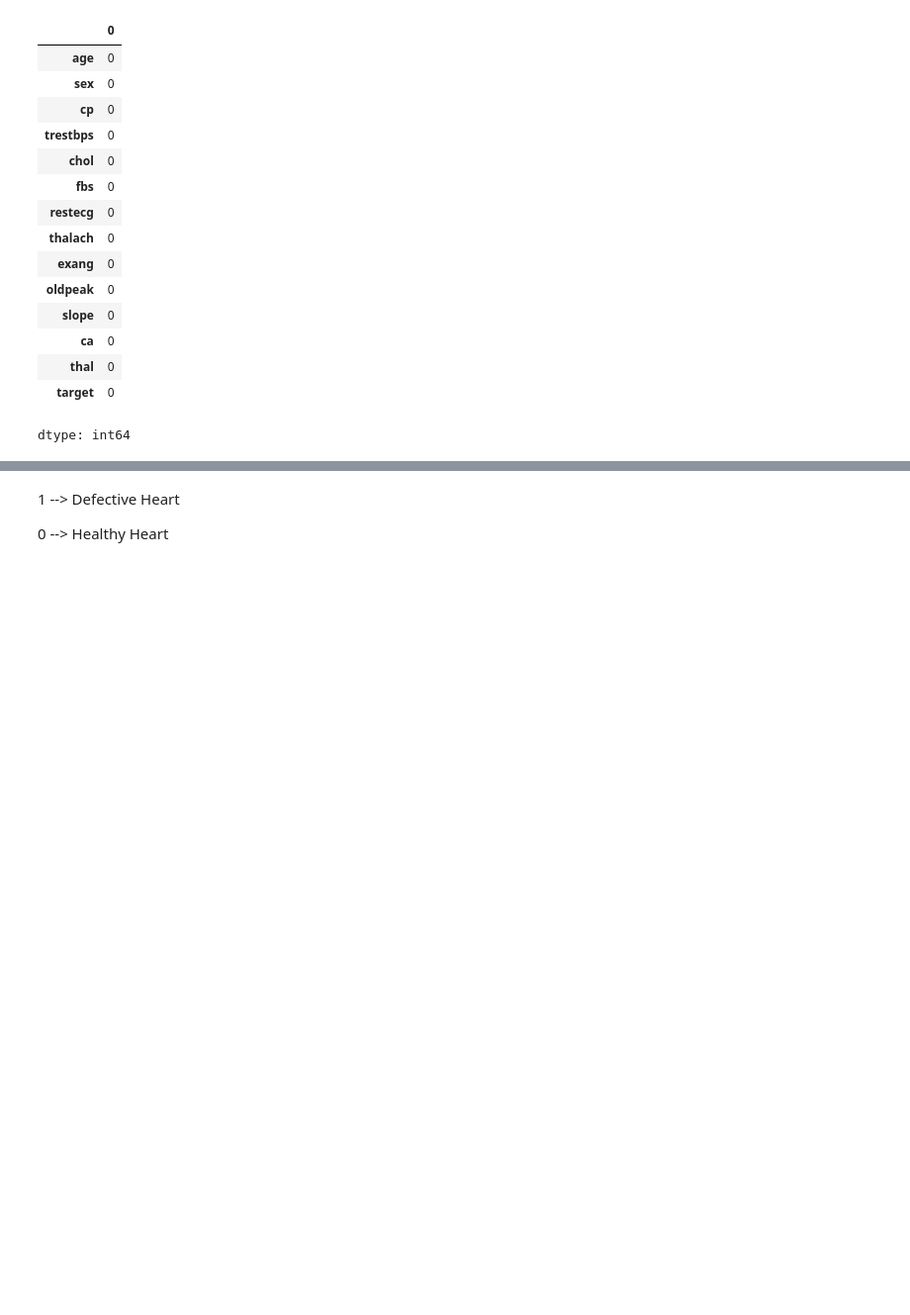
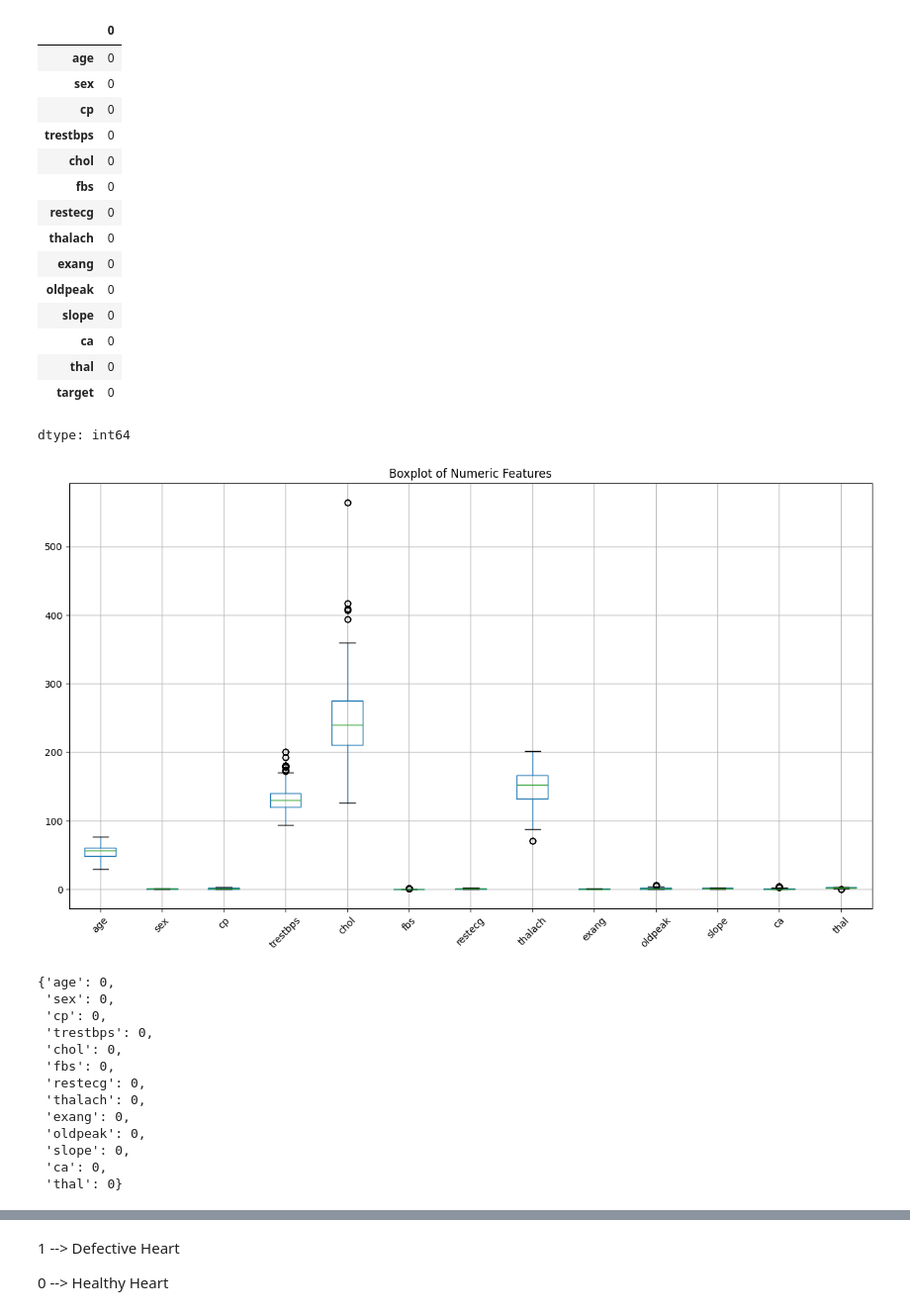
Before and after one commit to ParthGadekar0631/Heart_Disease_Prediction, a Jupyter notebook: Heart_Disease_Prediction.ipynb, the cells around one changed output, grey strips where cells are left out. Shown: that part at 99% size. Cells and saved outputs as stored; diff of their text form; code cells hidden in the pictures; blank space fills up the shorter version.

```diff
--- a/Heart_Disease_Prediction.ipynb
+++ b/Heart_Disease_Prediction.ipynb
@@ -75,6 +76,59 @@ df.isnull().sum()
 | thal | 0 |
 | target | 0 |
 dtype: int64
+# %%
+# Define numerical columns
+target_col = 'target'  # Dependent variable
+numerical_cols = df.drop(columns=[target_col]).select_dtypes(include=['int64', 'float64']).columns
+
+# Boxplot to visualize outliers
+plt.figure(figsize=(15, 8))
+df[numerical_cols].boxplot(rot=45)
+plt.title('Boxplot of Numeric Features')
+plt.show()
+
+# Using IQR to detect and handle outliers
+def detect_outliers_iqr(data, column):
+    Q1 = data[column].quantile(0.25)
+    Q3 = data[column].quantile(0.75)
+    IQR = Q3 - Q1
+    lower_bound = Q1 - 1.5 * IQR
+    upper_bound = Q3 + 1.5 * IQR
+    outliers = data[(data[column] < lower_bound) | (data[column] > upper_bound)]
+    return outliers, lower_bound, upper_bound
+
+# Handling outliers
+for col in ['fbs', 'ca', 'trestbps', 'chol']:
+    _, lower, upper = detect_outliers_iqr(df, col)
+    df[col] = np.clip(df[col], lower, upper)  # Cap extreme values
+
+for col in ['thalach', 'oldpeak', 'thal']:
+    _, lower, upper = detect_outliers_iqr(df, col)
+    df = df[(df[col] >= lower) & (df[col] <= upper)]  # Remove extreme outliers
+
+# Checking for outliers in each numerical column
+outlier_counts = {}
+for col in numerical_cols:
+    outliers, _, _ = detect_outliers_iqr(df, col)
+    outlier_counts[col] = len(outliers)
+
+# Display the number of outliers per column
+outlier_counts
+# %% [output]
+[figure, added]
+{'age': 0,
+ 'sex': 0,
+ 'cp': 0,
+ 'trestbps': 0,
+ 'chol': 0,
+ 'fbs': 0,
+ 'restecg': 0,
+ 'thalach': 0,
+ 'exang': 0,
+ 'oldpeak': 0,
+ 'slope': 0,
+ 'ca': 0,
+ 'thal': 0}
 # %%
 # Statisitcal measures about the data
 df.describe()
```
Also changed, not shown: parts of 18 cells of this notebook.
